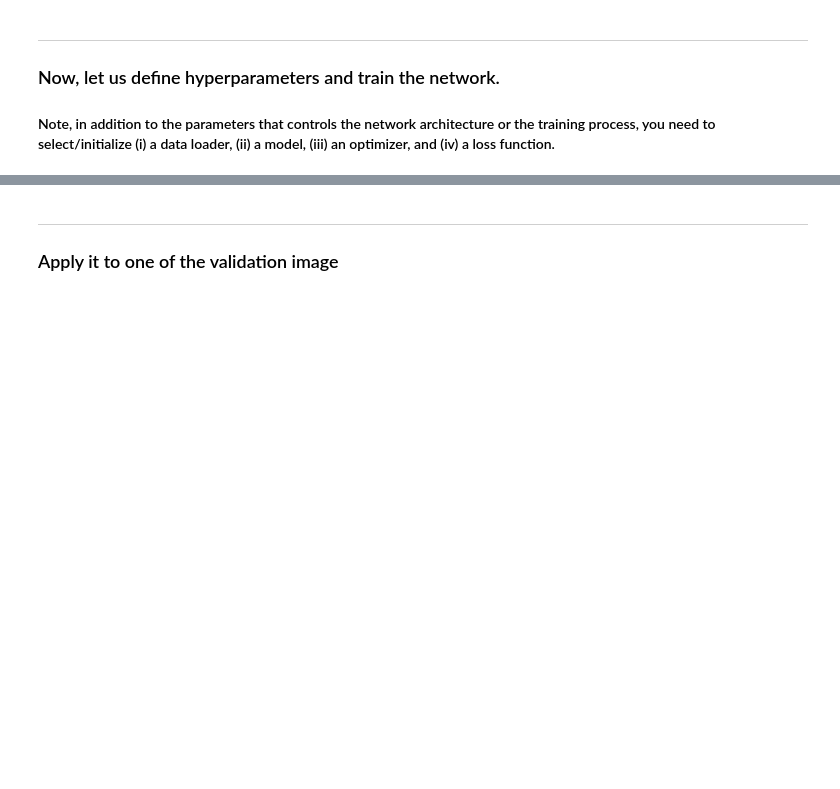
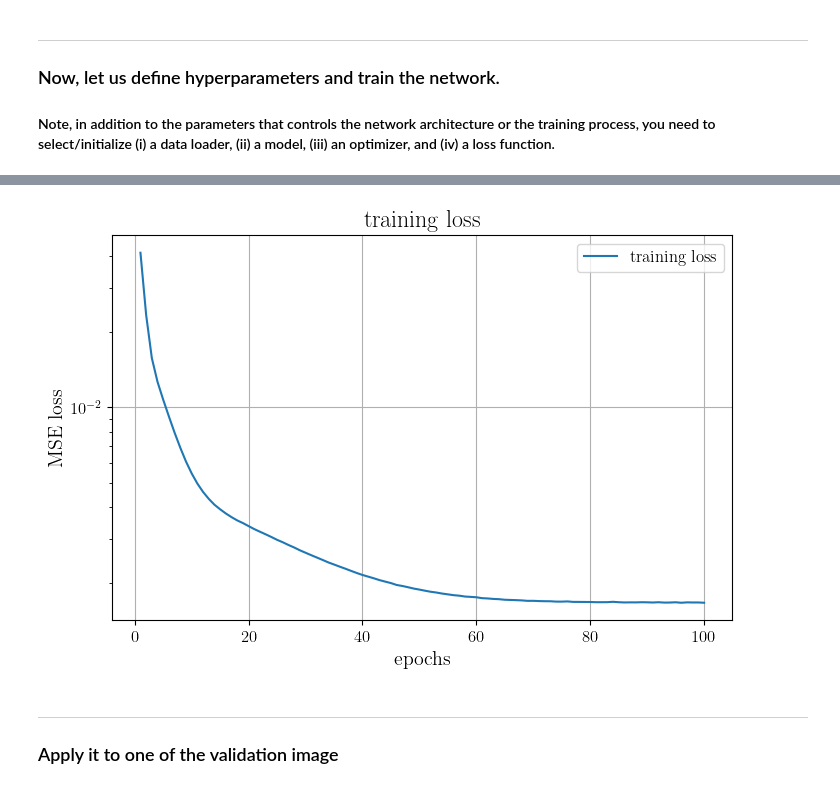
Before and after one commit to MihirJoe/MRI-Denoising, a Jupyter notebook: starter_code.ipynb, the cells around one changed output, grey strips where cells are left out. Drawn from its saved outputs; the diff is of its cells as text; code cells hidden in the pictures; blank space fills up the shorter version.

```diff
--- a/starter_code.ipynb
+++ b/starter_code.ipynb
@@ -219,12 +134,10 @@ num_epoch = 100  # Epochs
 
 # Model, criterion, and optimizer
 train_loader = create_loader(train_dataset, batch_size)
-val_loader = create_loader(val_dataset, batch_size)
-
 model = TrivialNet() # Pick a model
 opt = optim.Adam(model.parameters(), lr=lr) # Pick an optimizer
 criterion = nn.MSELoss() # Pick a loss function
 
 # Let's train the model
-train_model(model, opt, criterion, train_loader, val_loader, num_epoch, noise_std=sig)
+train_model(model, opt, criterion, train_loader, num_epoch, noise_std=sig)
 # %% [output]
@@ -231,0 +161 @@ NameError: name 'create_loader' is not defined
+[figure, added]
```
Also changed, not shown: parts of 8 cells of this notebook.
